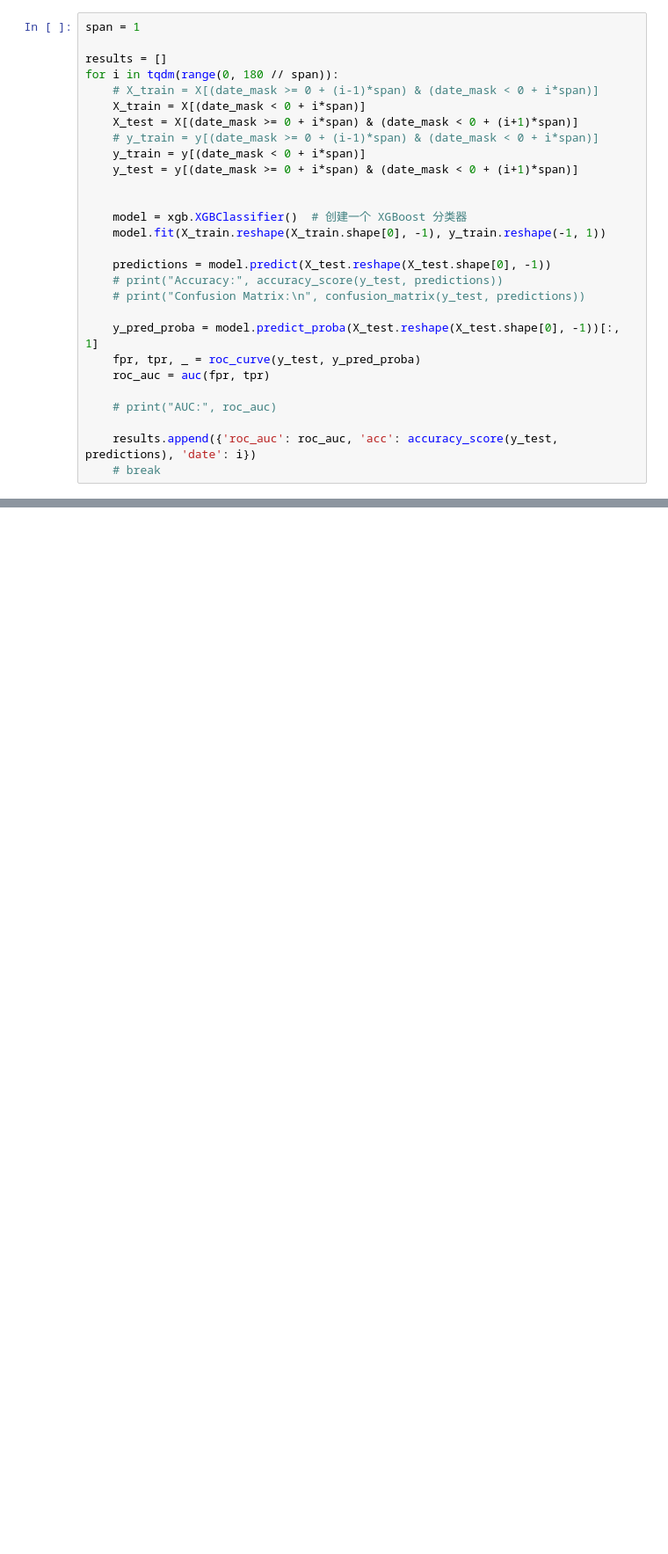
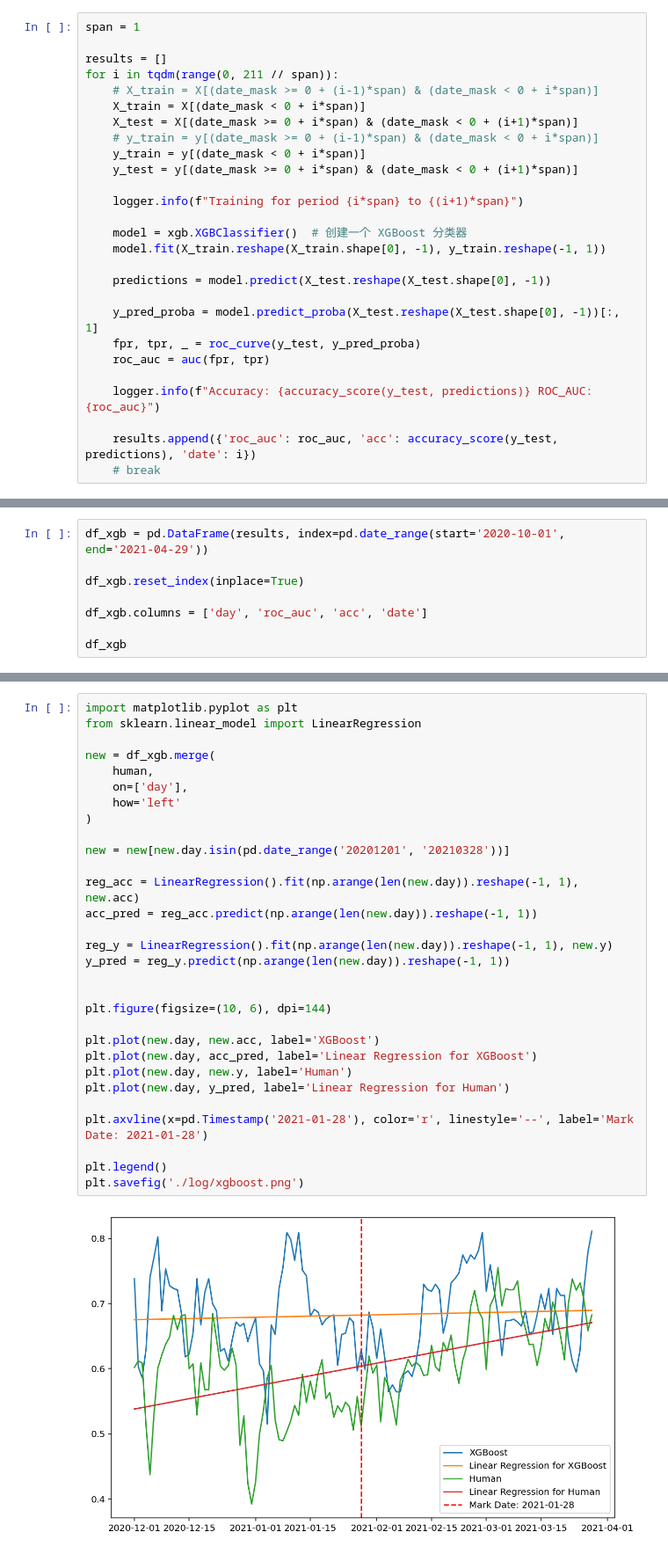
Before and after one commit to sitdownkevin/stocktwits, a Jupyter notebook: model_xgboost.ipynb, the cells around one changed output, grey strips where cells are left out. Shown at 88% size. Cells and saved outputs as stored; diff of their text form; blank space fills up the shorter version.

```diff
--- a/model_xgboost.ipynb
+++ b/model_xgboost.ipynb
@@ -20,7 +23,7 @@ print(X.shape, y.shape, date_mask.shape)
 span = 1
 
 results = []
-for i in tqdm(range(0, 180 // span)):
+for i in tqdm(range(0, 211 // span)):
     # X_train = X[(date_mask >= 0 + (i-1)*span) & (date_mask < 0 + i*span)]
     X_train = X[(date_mask < 0 + i*span)]
     X_test = X[(date_mask >= 0 + i*span) & (date_mask < 0 + (i+1)*span)]
@@ -28,19 +31,18 @@ for i in tqdm(range(0, 180 // span)):
     y_train = y[(date_mask < 0 + i*span)]
     y_test = y[(date_mask >= 0 + i*span) & (date_mask < 0 + (i+1)*span)]
 
+    logger.info(f"Training for period {i*span} to {(i+1)*span}")
 
     model = xgb.XGBClassifier()  # 创建一个 XGBoost 分类器
     model.fit(X_train.reshape(X_train.shape[0], -1), y_train.reshape(-1, 1))
 
     predictions = model.predict(X_test.reshape(X_test.shape[0], -1))
-    # print("Accuracy:", accuracy_score(y_test, predictions))
-    # print("Confusion Matrix:\n", confusion_matrix(y_test, predictions))
 
     y_pred_proba = model.predict_proba(X_test.reshape(X_test.shape[0], -1))[:, 1]
     fpr, tpr, _ = roc_curve(y_test, y_pred_proba)
     roc_auc = auc(fpr, tpr)
 
-    # print("AUC:", roc_auc)
+    logger.info(f"Accuracy: {accuracy_score(y_test, predictions)} ROC_AUC: {roc_auc}")
 
     results.append({'roc_auc': roc_auc, 'acc': accuracy_score(y_test, predictions), 'date': i})
     # break
@@ -109,0 +77,8 @@ plt.show()
+# %%
+df_xgb = pd.DataFrame(results, index=pd.date_range(start='2020-10-01', end='2021-04-29'))
+
+df_xgb.reset_index(inplace=True)
+
+df_xgb.columns = ['day', 'roc_auc', 'acc', 'date']
+
+df_xgb
@@ -109,0 +99,32 @@ plt.show()
+# %%
+import matplotlib.pyplot as plt
+from sklearn.linear_model import LinearRegression
+
+new = df_xgb.merge(
+    human,
+    on=['day'],
+    how='left'
+)
+
+new = new[new.day.isin(pd.date_range('20201201', '20210328'))]
+
+reg_acc = LinearRegression().fit(np.arange(len(new.day)).reshape(-1, 1), new.acc)
+acc_pred = reg_acc.predict(np.arange(len(new.day)).reshape(-1, 1))
+
+reg_y = LinearRegression().fit(np.arange(len(new.day)).reshape(-1, 1), new.y)
+y_pred = reg_y.predict(np.arange(len(new.day)).reshape(-1, 1))
+
+
+plt.figure(figsize=(10, 6), dpi=144)
+
+plt.plot(new.day, new.acc, label='XGBoost')
+plt.plot(new.day, acc_pred, label='Linear Regression for XGBoost')
+plt.plot(new.day, new.y, label='Human')
+plt.plot(new.day, y_pred, label='Linear Regression for Human')
+
+plt.axvline(x=pd.Timestamp('2021-01-28'), color='r', linestyle='--', label='Mark Date: 2021-01-28')
+
+plt.legend()
+plt.savefig('./log/xgboost.png')
+# %% [output]
+[figure, added]
```
Also changed, not shown: parts of 8 cells of this notebook, 1 other file.
